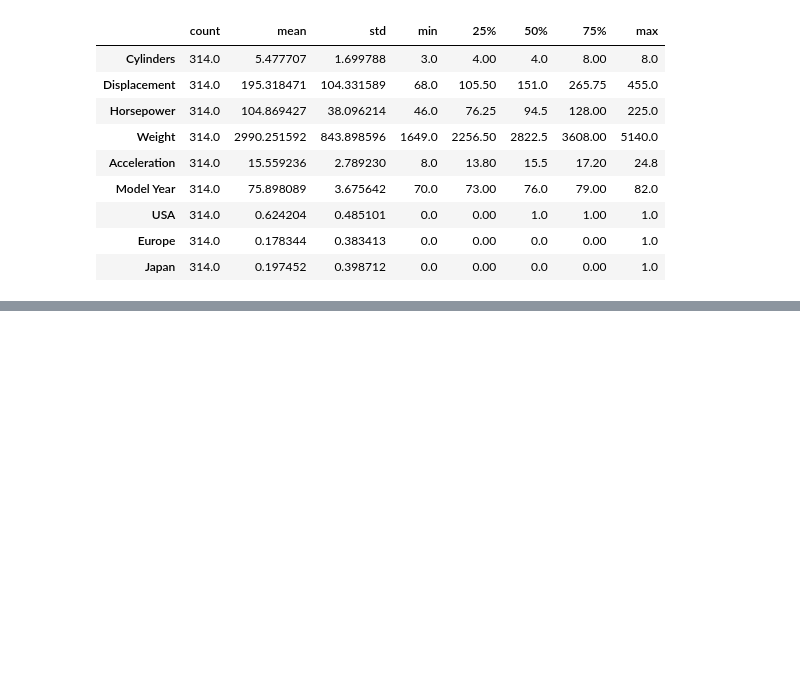
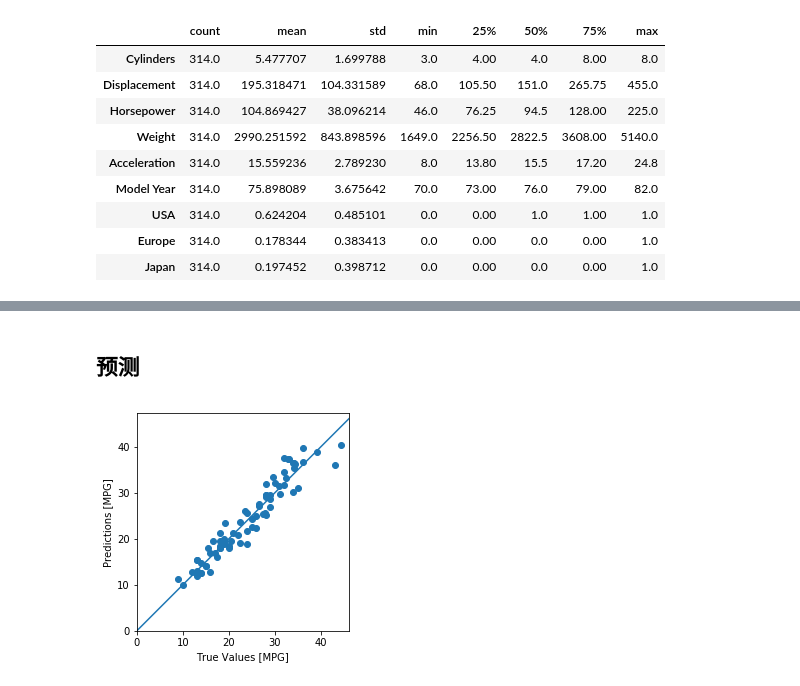
Before and after one commit to sumatrae/tensorflow-get-started, a Jupyter notebook: auto_mpg_regression.ipynb, the cells around one changed output, grey strips where cells are left out. Saved outputs shown, nothing was run; the diff lists cells and outputs as text; code cells hidden in the pictures; blank space fills up the shorter version.

```diff
--- a/auto_mpg_regression.ipynb
+++ b/auto_mpg_regression.ipynb
@@ -158,0 +201,20 @@ train_stats
+# %%
+def build_model():
+    model = keras.Sequential([
+        keras.layers.Dense(64, activation=tf.nn.relu, input_shape=[len(train_dataset.keys())]),
+        keras.layers.Dense(64, activation=tf.nn.relu),
+        keras.layers.Dense(1)]
+)
+
+    optimizer = tf.keras.optimizers.RMSprop(0.001)
+
+    model.compile(loss='mean_squared_error',
+            optimizer=optimizer,
+            metrics=['mean_absolute_error', 'mean_squared_error'])
+
+    model.summary()
+
+    return model
+# %%
+
+model = build_model()
@@ -158,0 +357,15 @@ train_stats
+# %% [markdown]
+## 预测
+# %%
+test_predictions = model.predict(normed_test_data).flatten()
+
+plt.scatter(test_labels, test_predictions)
+plt.xlabel('True Values [MPG]')
+plt.ylabel('Predictions [MPG]')
+plt.axis('equal')
+plt.axis('square')
+plt.xlim([0,plt.xlim()[1]])
+plt.ylim([0,plt.ylim()[1]])
+_ = plt.plot([-100, 100], [-100, 100])
+# %% [output]
+[figure, added]
```
Also changed, not shown: parts of 22 cells of this notebook, 1 other file.
